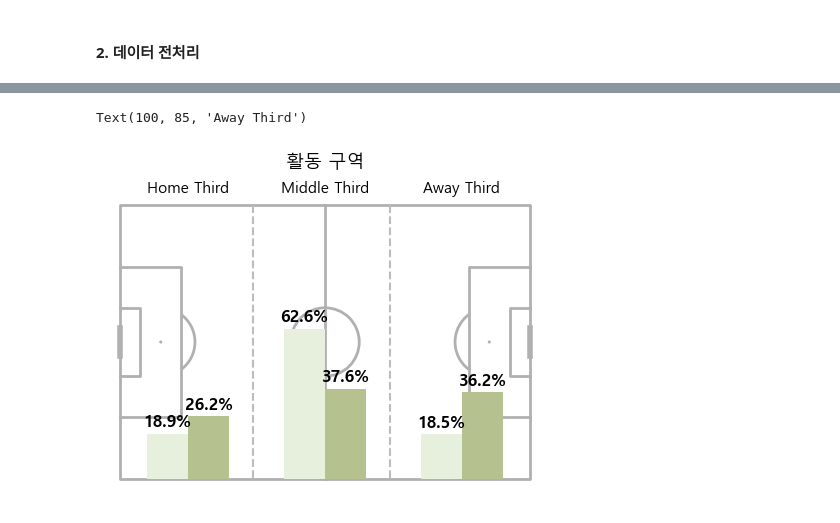
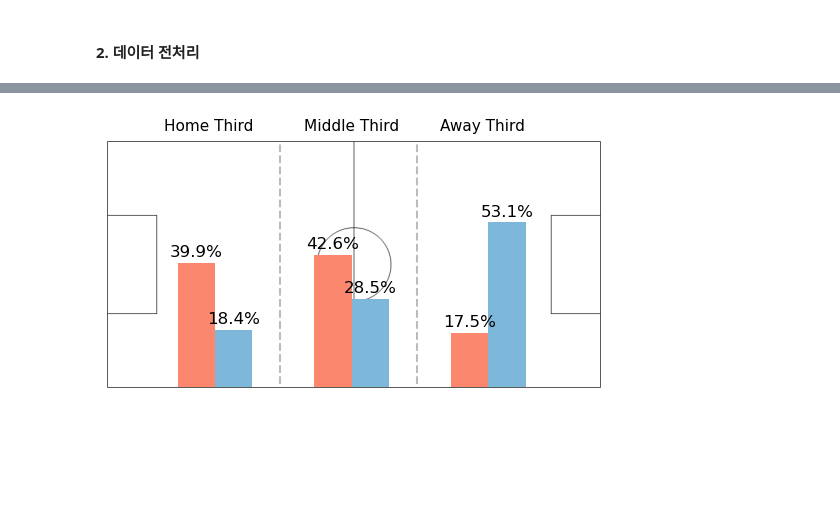
Before and after one commit to Kshi0219/adios-video, a Jupyter notebook: Kyungran/possession.ipynb, the cells around one changed output, grey strips where cells are left out. Saved outputs shown, nothing was run; the diff lists cells and outputs as text; code cells hidden in the pictures; blank space fills up the shorter version.

```diff
--- a/Kyungran/possession.ipynb
+++ b/Kyungran/possession.ipynb
@@ -96,7 +68,0 @@ See the caveats in the documentation: https://pandas.pydata.org/pandas-docs/stab
-# %%
-# 세로 기준 시각화
-# team a 영역 지정
-team_a['region_x'] = pd.cut(team_a['x'], bins=[0, 420, 840, 1260], labels=['Deffensive', 'Middle', 'Offensive'])
-
-# team b 영역 지정
-team_b['region_x'] = pd.cut(team_b['x'], bins=[0, 420, 840, 1260], labels=['Offensive', 'Middle', 'Deffensive'])
@@ -205,0 +104,13 @@ Text(0.7, 1, 'TEAM B')
+# %%
+# 세로 기준
+categories_h = ['Home Third', 'Middle', 'Away Third']
+team_a['region_x'] = pd.cut(team_a['coord_x'], bins=[0, 270, 540, 810], labels=categories_h, ordered=True)
+
+team_b['region_x'] = pd.cut(team_b['coord_x'], bins=[0, 270, 540, 810], labels=categories_h[::-1], ordered=True)
+
+team_a_x = team_a['region_x'].value_counts(normalize=True).reindex(categories_h)*100
+team_b_x = team_b['region_x'].value_counts(normalize=True).reindex(categories_h[::-1])*100
+
+print(team_a_x)
+print('---')
+print(team_b_x)
@@ -206,46 +211,39 @@ Text(0.7, 1, 'TEAM B')
 # %%
-## 2번째 subplot
-
-fig, ax = plt.subplots(figsize=(8,4))
-pitch = Pitch(pitch_type='statsbomb')
-pitch.draw(ax)
-
-
-# 축구장의 y축 범위를 설정하여 하단에 맞추기
-ax.set_ylim(-5, 85)
+nuri_pitch=plt.imread(r"C:\krpython\adios-video\adios-video\Kyungran\nuri_pitch.png")
+fig, ax = plt.subplots()
 
 # 막대 너비 및 최대 길이 설정
-bar_width = 12
-max_length = 70  # 막대 최대 길이 설정
-bar_spacing = 40  # 막대 간격 축소
-base_line = 20  # 기준선 설정 (축구장의 하단에 맞추기 위해 Y 좌표를 사용)
+bar_width = 60
+max_length = 500  # 막대 최대 길이 설정
+bar_spacing = 220
+base_line = 180  # 기준선 설정 (축구장의 하단에 맞추기 위해 Y 좌표를 사용)
 
 # 팀 A 막대 그래프 그리기
-for idx, (region, value) in enumerate(team_a_distribution_x.items()):
+for idx, (region, value) in enumerate(team_a_x.items()):
     if value > 0 or region in ['Deffensive', 'Offensive Side', 'Middle']:
         x_start = base_line + (idx * bar_spacing)  # 막대 시작 위치 x 좌표
         length = (value / 100) * max_length  # 막대 길이 설정
-        ax.bar(x_start - bar_width, length, width=bar_width, bottom=0, color='#E7F0DC', align='edge')  # 막대 그리기
-        ax.text(x_start - bar_width / 2, length + 1, f'{value:.1f}%', color='black', ha='center', va='bottom', fontsize=12,  weight='bold')  # 비율 텍스트
+        ax.bar(x_start - bar_width, length, width=bar_width, bottom=5, color='#FB876E', align='edge')  # 막대 그리기
+        ax.text(x_start - bar_width / 2, length + 10, f'{value:.1f}%',  ha='center', va='bottom', fontsize=12,  )  # 비율 텍스트
         if idx < len(team_a_distribution_x) -1:
-            ax.axvline(x=x_start + bar_width + 7, color='#BCBCBC', linestyle='--', ymin=0.06, ymax=0.95)
+            ax.axvline(x=x_start + bar_width + 45, color='#BCBCBC', linestyle='--', ymin=0.02, ymax=0.99)
+
 
 # 팀 B 막대 그래프 그리기
-for idx, (region, value) in enumerate(team_b_distribution_x.items()):
+for idx, (region, value) in enumerate(team_b_x.items()):
     if value > 0:
         x_start = base_line + (idx * bar_spacing)  # 막대 시작 위치 x 좌표
         length = (value / 100) * max_length  # 막대 길이 설정
-        ax.bar(x_start, length, width=bar_width, bottom=0, color='#B5C18E', align='edge')  # 막대 그리기
-        ax.text(x_start + bar_width / 2, length + 1, f'{value:.1f}%', color='black', ha='center', va='bottom', fontsize=12, weight='bold')  # 비율 텍스트
-
-
-# subplot 제목 추가
-ax.set_title('활동 구역', fontsize=13, color='black', pad=15)
+        ax.bar(x_start, length, width=bar_width, bottom=5, color='#7DB7DA', align='edge')  # 막대 그리기
+        ax.text(x_start + bar_width / 2, length + 10, f'{value:.1f}%', ha='center', va='bottom', fontsize=12)  # 비율 텍스트
 
 # 활동 구역 텍스트 추가
-ax.text(20, 85, "Home Third", ha='center', va='center', fontsize=11, color='black')
-ax.text(60, 85, "Middle Third", ha='center', va='center', fontsize=11, color='black')
-ax.text(100, 85, "Away Third", ha='center', va='center', fontsize=11, color='black',)
+ax.text(170, 425, "Home Third", ha='center', va='center', fontsize=11)
+ax.text(400, 425, "Middle Third", ha='center', va='center', fontsize=11)
+ax.text(610, 425, "Away Third", ha='center', va='center', fontsize=11)
+
+ax.imshow(nuri_pitch, extent = [5, 802.5, 2.5, 402.5])
+ax.axis('off')
+plt.show()
 # %% [output]
-Text(100, 85, 'Away Third')
-[figure, old version]
+[figure, new version]
```
Also changed, not shown: parts of 20 cells of this notebook, 1 other file.
